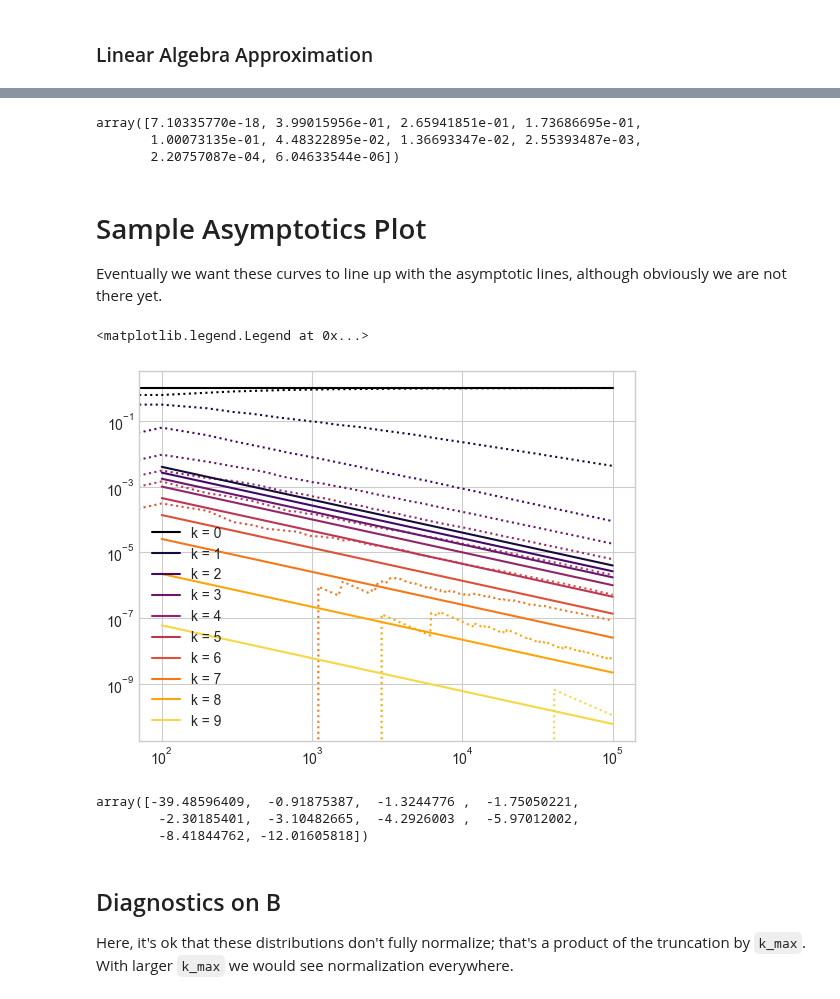
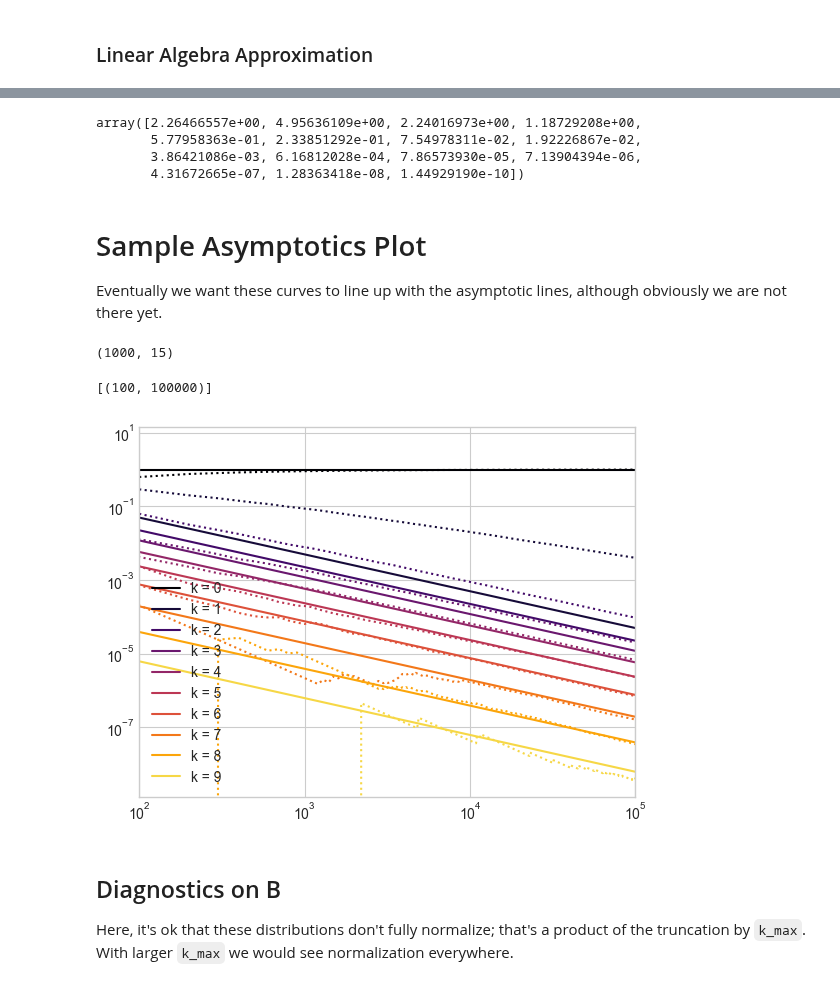
Before and after one commit to hexie1995/HyperGraph, a Jupyter notebook: code/analytic-intersections.ipynb, the cells around one changed output, grey strips where cells are left out. Saved outputs shown, nothing was run; the diff lists cells and outputs as text; code cells hidden in the pictures.

```diff
--- a/code/analytic-intersections.ipynb
+++ b/code/analytic-intersections.ipynb
@@ -21,7 +21,7 @@ The autoreload extension is already loaded. To reload it, use:
 # %% [markdown]
 ### Parameters
 # %%
-k_max = 10
+k_max = 15
 pars = {
     "eta"   : 0.5,
     "beta"  : np.zeros(k_max),
@@ -114,6 +112,7 @@ ax.legend()
 # %% [markdown]
 ### Linear Algebra Approximation
 # %%
+k_max = 15
 MC = m.MatrixConstructor(k_max, pars)
 M = MC.matrix_of_linear_map()
 plt.imshow(M > 0, vmin = 0, vmax = 1)
@@ -129,0 +132,4 @@ Leading eigenvalue = 2.880
+# %%
+MC = m.MatrixConstructor(k_max, pars)
+M = MC.matrix_of_linear_map()
+plt.plot(M.sum(axis = 0)) # possibly there is some weirdness in here to figure out - is this the right marginal sum?
@@ -130,55 +139,55 @@ Leading eigenvalue = 2.880
 # %%
-v = np.abs(EV[1][:,0])
+EV = np.linalg.eig(M)
+v = np.abs(EV[1][:, np.argmax(EV[0])])
 T = m.vec_to_tensor(v, k_max)
+# T = T / T[:,:,0].sum()
 
 q = T.sum(axis = (0, 1))
-q = q / q.sum()
-np.log(q)
-
 q
+# np.log(q)
 # %% [output]
-array([7.10335770e-18, 3.99015956e-01, 2.65941851e-01, 1.73686695e-01,
-       1.00073135e-01, 4.48322895e-02, 1.36693347e-02, 2.55393487e-03,
-       2.20757087e-04, 6.04633544e-06])
+array([2.26466557e+00, 4.95636109e+00, 2.24016973e+00, 1.18729208e+00,
+       5.77958363e-01, 2.33851292e-01, 7.54978311e-02, 1.92226867e-02,
+       3.86421086e-03, 6.16812028e-04, 7.86573930e-05, 7.13904394e-06,
+       4.31672665e-07, 1.28363418e-08, 1.44929190e-10])
 # %% [markdown]
 # Sample Asymptotics Plot
 
 Eventually we want these curves to line up with the asymptotic lines, although obviously we are not there yet.
+# %%
+R.shape
+# %% [output]
+(1000, 15)
 # %%
-
 import matplotlib.cm as cm
 cmap = cm.inferno
 
+show_k_up_to = 10
+
 fig, ax = plt.subplots(1, 1)
 R = R / R.sum(axis = 1)[:, None]
-for k in range(k_max):
-    ax.plot(np.arange(timesteps // update_every)*update_every, R[:, k], linestyle = ":", color = cmap(k/k_max))
+for k in range(show_k_up_to):
+    ax.plot(np.arange(timesteps // update_every)*(update_every), R[:, k], linestyle = ":", color = cmap(k/show_k_up_to))
 
-q = T.sum(axis = (0, 1))
-q = q / q.sum()
-np.log(q)
+# T = T / T[:,:,0].sum()
+# q = T.sum(axis = (0, 1))
+# q = q / q.sum()
+# np.log(q)
 
-q
+m_ = np.arange(0, 1000)*100 + 1
 
-M = np.arange(0, 1000)*100 + 0
-
-for k in range(0, len(q)):
+for k in range(0, show_k_up_to):
     if k == 0:
-        ax.plot(M, np.ones_like(M), label = f"k = {k}", color = cmap(k/k_max))
+        ax.plot(q[k]*m_, np.ones_like(m_), label = f"k = {k}", color = cmap(k/show_k_up_to))
     else:
-        ax.plot(M, q[k]*1/M, label = f"k = {k}", color = cmap(k/k_max))
+        ax.plot(m_, q[k]*1/m_, label = f"k = {k}", color = cmap(k/show_k_up_to))
 
 ax.loglog()
 plt.legend()
+ax.set(xlim = (100, timesteps))
 # %% [output]
-<matplotlib.legend.Legend at 0x...>
+[(100, 100000)]
-[figure, old version]
+[figure, new version]
-# %%
-np.log(q)
-# %% [output]
-array([-39.48596409,  -0.91875387,  -1.3244776 ,  -1.75050221,
-        -2.30185401,  -3.10482665,  -4.2926003 ,  -5.97012002,
-        -8.41844762, -12.01605818])
 # %% [markdown]
 ## Diagnostics on B
 
```
Also changed, not shown: parts of 19 cells of this notebook, 1 other file.
